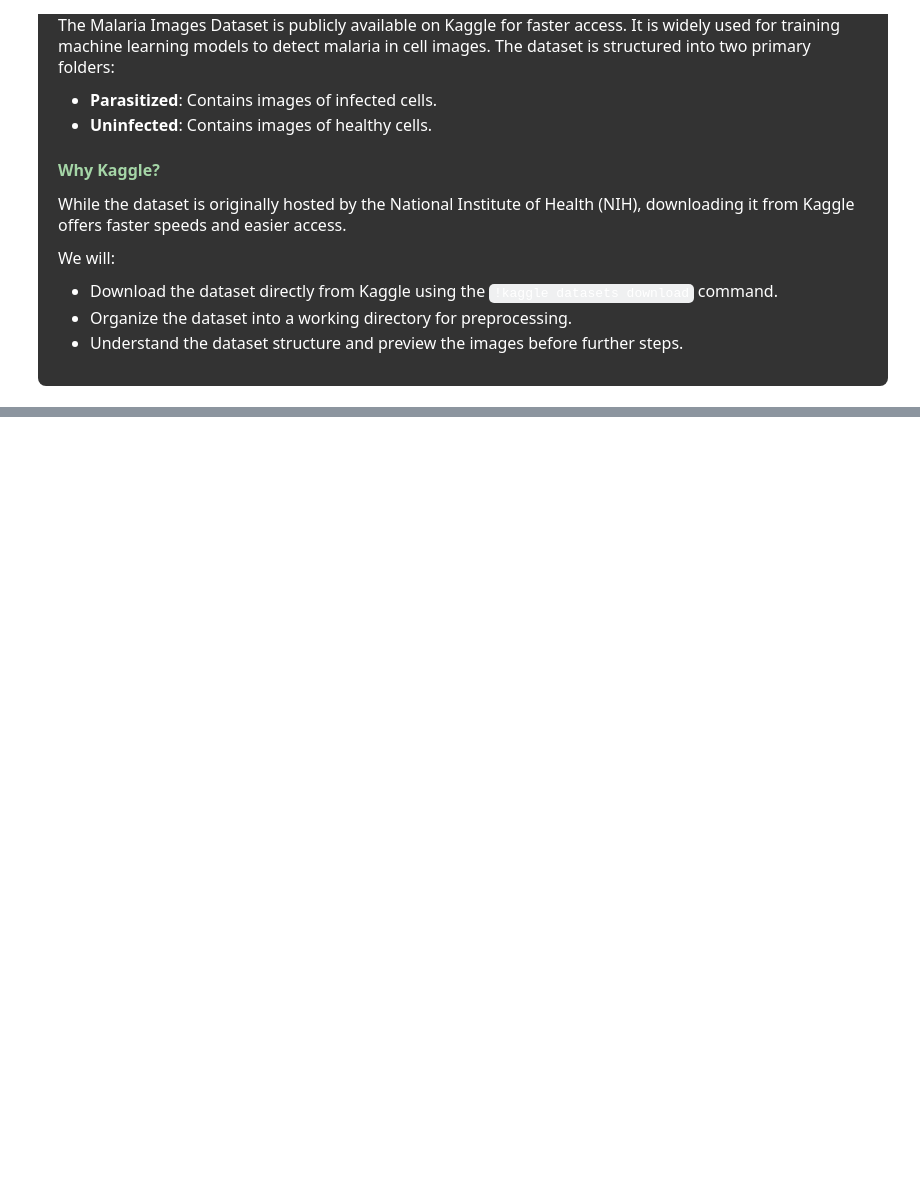
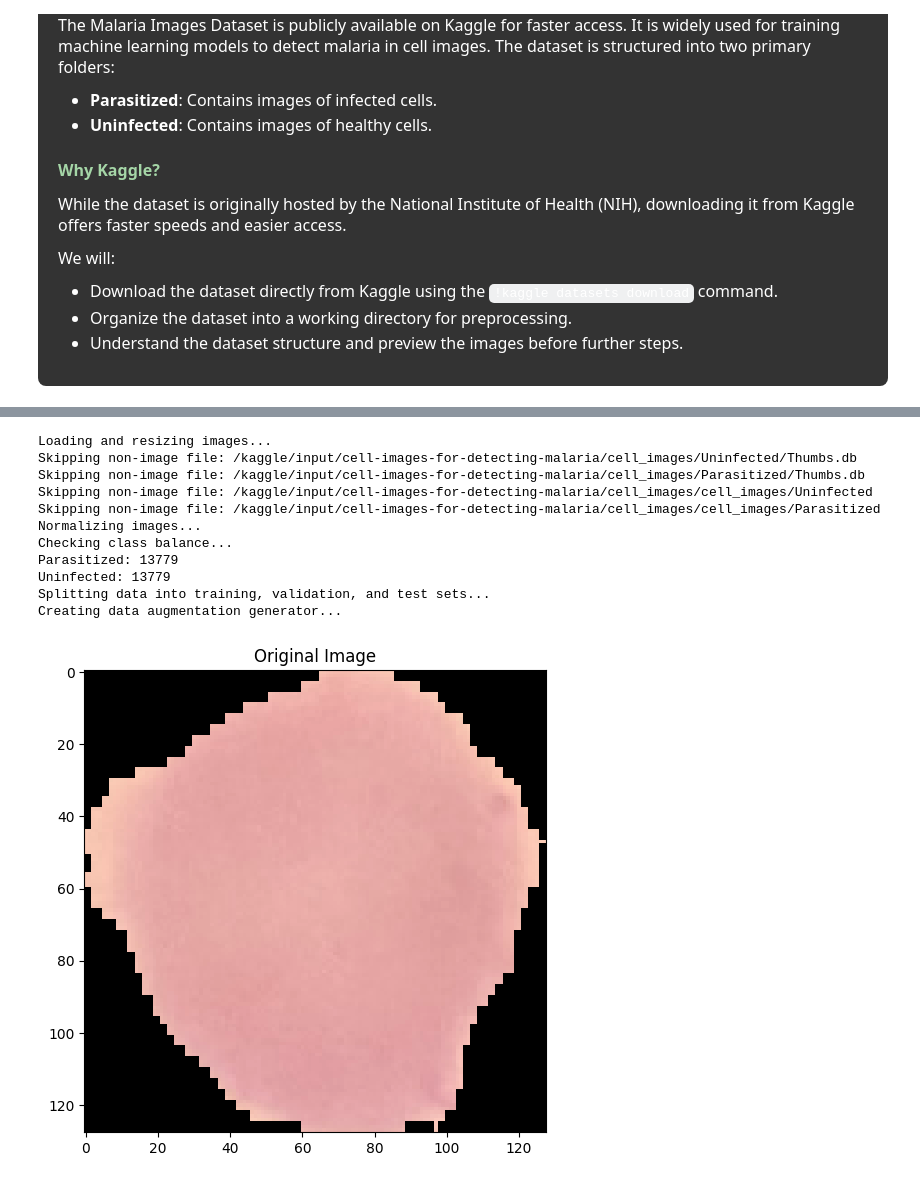
Before and after one commit to epythonlab2/malaria_detection, a Jupyter notebook: notebooks/data_preprocessing.ipynb, the cells around one changed output, grey strips where cells are left out. Cells and saved outputs as stored; diff of their text form; code cells hidden in the pictures; blank space fills up the shorter version.

Commit message:
Image datasets resized and augmented

```diff
--- a/notebooks/data_preprocessing.ipynb
+++ b/notebooks/data_preprocessing.ipynb
@@ -57,0 +73,11 @@ Downloading cell-images-for-detecting-malaria.zip to ../data
+# %%
+import os, sys
+# Add the 'scripts' directory to the Python path for module imports
+sys.path.append(os.path.abspath(os.path.join('..', 'scripts')))
+
+from data_preprocessing import Preprocessor
+
+# Create instance of Preprocessor
+processor = Preprocessor('../data')
+# Call the function
+cell_images = processor.load_data('../data/cell-images-for-detecting-malaria.zip')
@@ -57,0 +112,45 @@ Downloading cell-images-for-detecting-malaria.zip to ../data
+# %%
+import matplotlib.pyplot as plt
+import numpy as np
+# Path to dataset
+dataset_path = '/kaggle/input/cell-images-for-detecting-malaria/cell_images'
+
+# Step 1: Load and Resize Images
+images, labels = processor.resize_images(dataset_path)
+
+# Step 2: Normalize Images
+images = processor.normalize_images(images)
+
+# Step 3: Check Class Balance
+class_counts = processor.check_class_balance(labels)
+
+# Step 4: Split Data
+train_images, val_images, test_images, train_labels, val_labels, test_labels = processor.split_data(images, labels)
+
+# Step 5: Data Augmentation
+data_generator = processor.augment_data()
+
+# Display an Example Augmented Image
+example_image = train_images[0]
+plt.figure(figsize=(6, 6))
+plt.imshow(example_image / np.max(example_image))  # Rescale for display
+plt.title("Original Image")
+
+augmented_example = next(data_generator.flow(np.expand_dims(example_image, 0)))[0]
+plt.figure(figsize=(6, 6))
+plt.imshow(augmented_example / np.max(augmented_example))  # Rescale for display
+plt.title("Augmented Image")
+plt.show()
+# %% [output]
+Loading and resizing images...
+Skipping non-image file: /kaggle/input/cell-images-for-detecting-malaria/cell_images/Uninfected/Thumbs.db
+Skipping non-image file: /kaggle/input/cell-images-for-detecting-malaria/cell_images/Parasitized/Thumbs.db
+Skipping non-image file: /kaggle/input/cell-images-for-detecting-malaria/cell_images/cell_images/Uninfected
+Skipping non-image file: /kaggle/input/cell-images-for-detecting-malaria/cell_images/cell_images/Parasitized
+Normalizing images...
+Checking class balance...
+Parasitized: 13779
+Uninfected: 13779
+Splitting data into training, validation, and test sets...
+Creating data augmentation generator...
+[figure, added]
```
Also changed, not shown: parts of 5 cells of this notebook, 2 other files.
